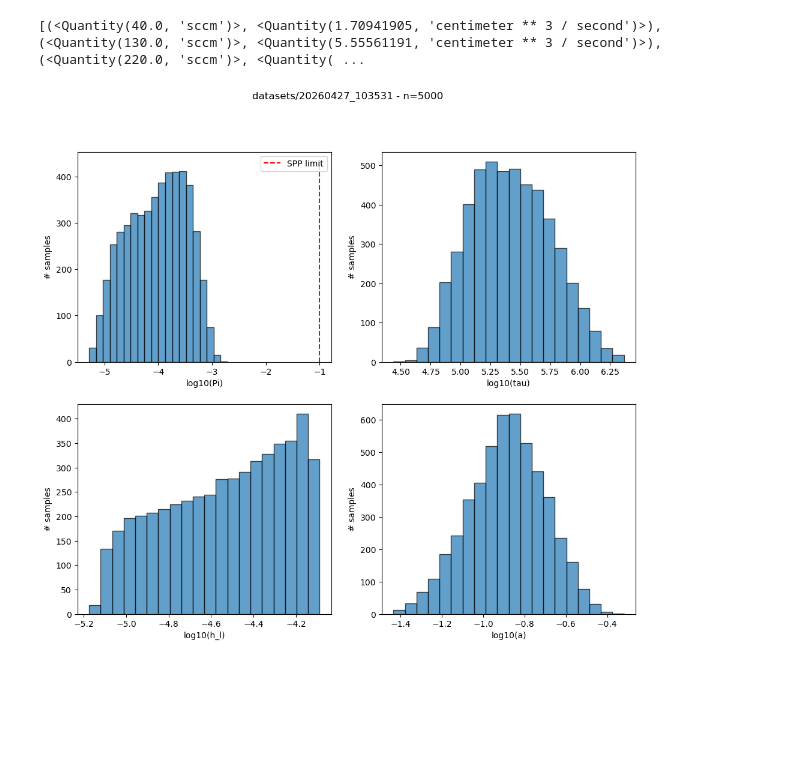
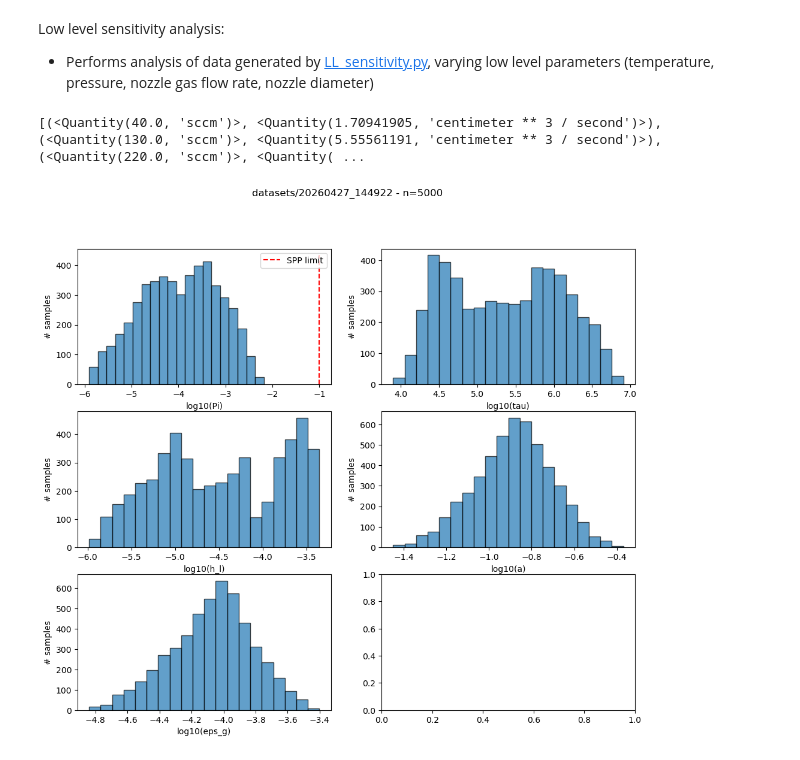
Before and after one commit to LIBRA-project/libra_sparging, a Jupyter notebook: LL_sensitivity.ipynb, the cells around one changed output. Saved outputs shown, nothing was run; the diff lists cells and outputs as text; code cells hidden in the pictures; blank space fills up the shorter version.

Commit message:
more postprocessing for low level sensitivity analysis

```diff
--- a/LL_sensitivity.ipynb
+++ b/LL_sensitivity.ipynb
@@ -1,3 +1,6 @@
+# %% [markdown]
+Low level sensitivity analysis:
+- Performs analysis of data generated by [LL_sensitivity.py](LL_sensitivity.py), varying low level parameters (temperature, pressure, nozzle gas flow rate, nozzle diameter)
 # %%
 """ what range of gas flow rates fit the Kanai correlation  for d_b? (3-10 cm3/s)"""
 from sparging.config import ureg
@@ -16,39 +19,43 @@ from pathlib import Path
 from sparging.config import ureg
 
 
-FOLDER = Path("datasets/20260427_103531")
+FOLDER = Path("datasets/20260427_144922")
 
 X = pd.read_csv(FOLDER / "simulator_inputs.csv")
 Y = pd.read_csv(FOLDER / "simulator_outputs.csv")
 # %%
 import matplotlib.pyplot as plt
 import numpy as np
 
-fig,axs = plt.subplots(2,2, figsize=(12,10))
-PP_data = pd.read_csv(FOLDER / "PP_numbers.csv")
+fig,axs = plt.subplots(3,2, figsize=(12,10))
+PP_data = pd.read_csv(FOLDER / "PP_data.csv")
 plt.sca(axs[0,0])
 plt.hist(np.log10(PP_data["Pi"].values), bins=20, edgecolor='black', alpha=0.7)
 plt.vlines(np.log10(0.1), ymin=0, ymax=plt.gca().get_ylim()[1], colors="red", linestyles="dashed", label="SPP limit")
 plt.xlabel("log10(Pi)")
 plt.ylabel("# samples")
 plt.legend()
 
 axs[0,1].hist(np.log10(PP_data["tau"].values), bins=20, edgecolor='black', alpha=0.7)
 axs[0,1].set_xlabel("log10(tau)")
 axs[0,1].set_ylabel("# samples")
 
 axs[1,0].hist(np.log10(PP_data["h_l"].values), bins=20, edgecolor='black', alpha=0.7)
 axs[1,0].set_xlabel("log10(h_l)")
 axs[1,0].set_ylabel("# samples")
 
 axs[1,1].hist(np.log10(PP_data["a"].values), bins=20, edgecolor='black', alpha=0.7)
 axs[1,1].set_xlabel("log10(a)")
 axs[1,1].set_ylabel("# samples")
 
+axs[2,0].hist(np.log10(PP_data["eps_g"].values), bins=20, edgecolor='black', alpha=0.7)
+axs[2,0].set_xlabel("log10(eps_g)")
+axs[2,0].set_ylabel("# samples")
+
 plt.suptitle(f"{FOLDER} - n={len(PP_data)}")
-plt.savefig(FOLDER / "postprocessing" / "PI_distrib.png")
+plt.savefig(FOLDER / "postprocessing" / "distributions.png")
 # %% [output]
-[figure, old version]
+[figure, new version]
 # %%
 from scipy.stats import norm
 
```
Also changed, not shown: parts of 4 cells of this notebook, 1 other file.
